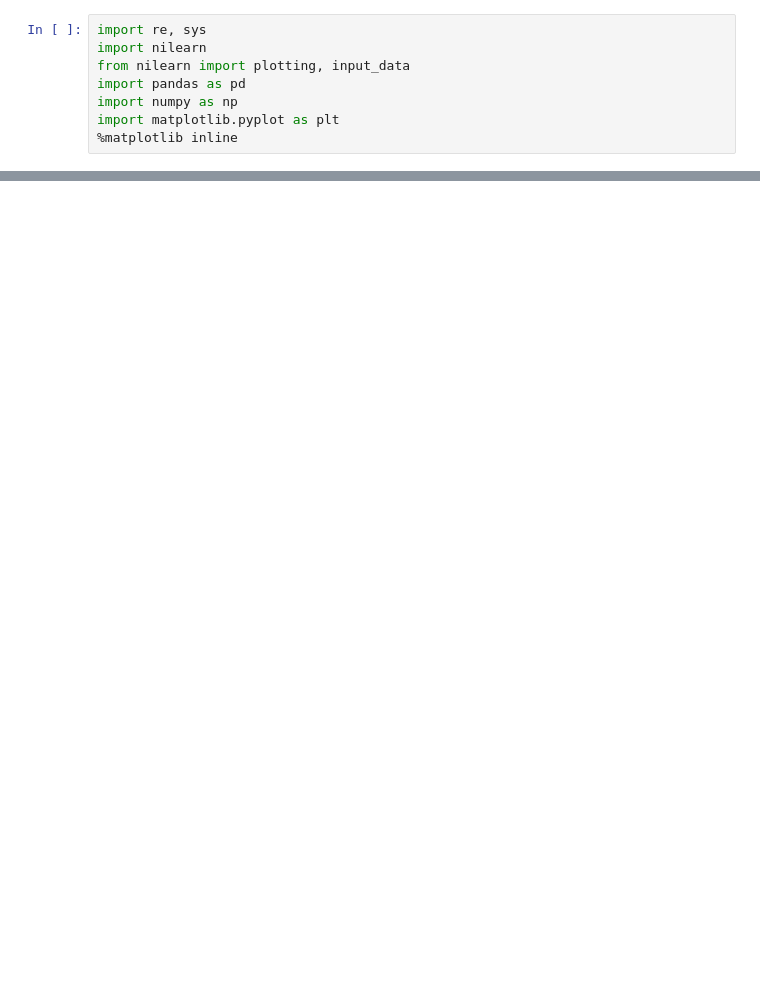
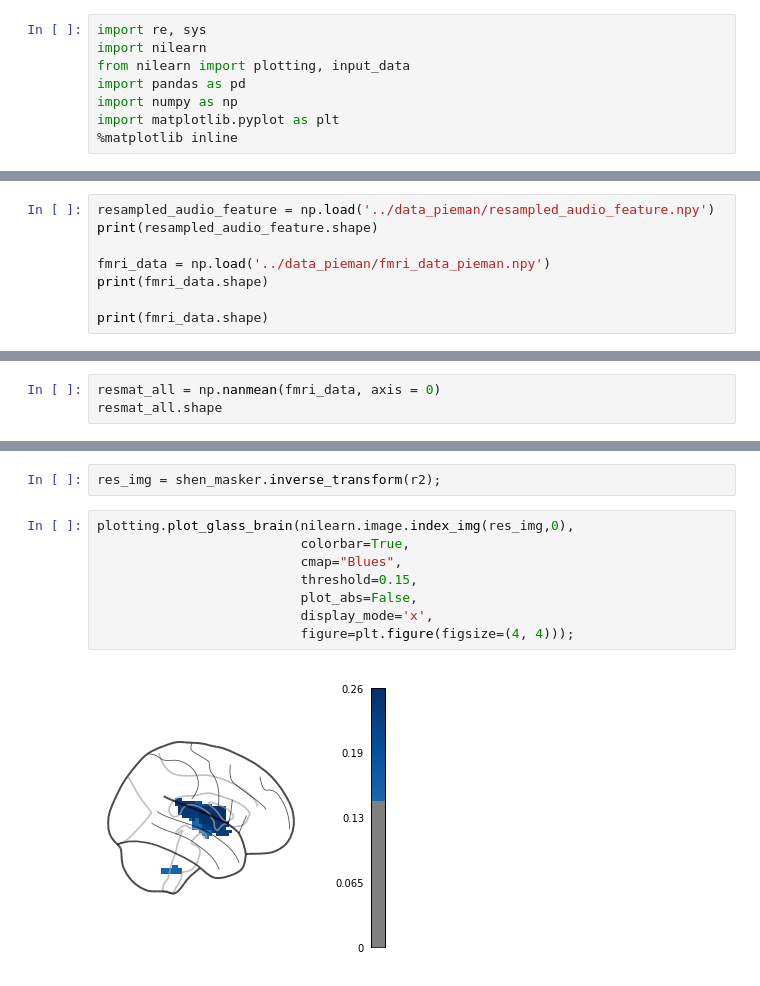
Before and after one commit to nomcomm/narratives_pieman, a Jupyter notebook: scripts/01_AudioFeature.ipynb, the cells around one changed output, grey strips where cells are left out. Cells and saved outputs as stored; diff of their text form; blank space fills up the shorter version.

```diff
--- a/scripts/01_AudioFeature.ipynb
+++ b/scripts/01_AudioFeature.ipynb
@@ -175,0 +14,8 @@ view
+# %%
+resampled_audio_feature = np.load('../data_pieman/resampled_audio_feature.npy')
+print(resampled_audio_feature.shape)
+
+fmri_data = np.load('../data_pieman/fmri_data_pieman.npy')
+print(fmri_data.shape)
+
+print(fmri_data.shape)
@@ -175,0 +26,3 @@ view
+# %%
+resmat_all = np.nanmean(fmri_data, axis = 0)
+resmat_all.shape
@@ -175,0 +69,12 @@ view
+# %%
+res_img = shen_masker.inverse_transform(r2);
+# %%
+plotting.plot_glass_brain(nilearn.image.index_img(res_img,0),
+                          colorbar=True,
+                          cmap="Blues",
+                          threshold=0.15,
+                          plot_abs=False,
+                          display_mode='x',
+                          figure=plt.figure(figsize=(4, 4)));
+# %% [output]
+[figure, added]
```
Also changed, not shown: parts of 45 cells of this notebook, 15 other files.
